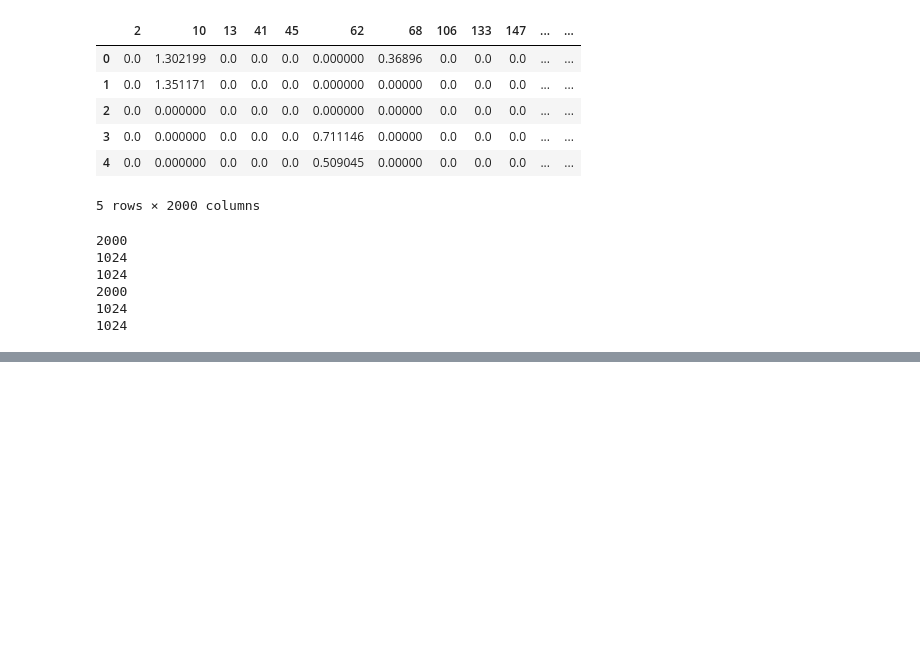
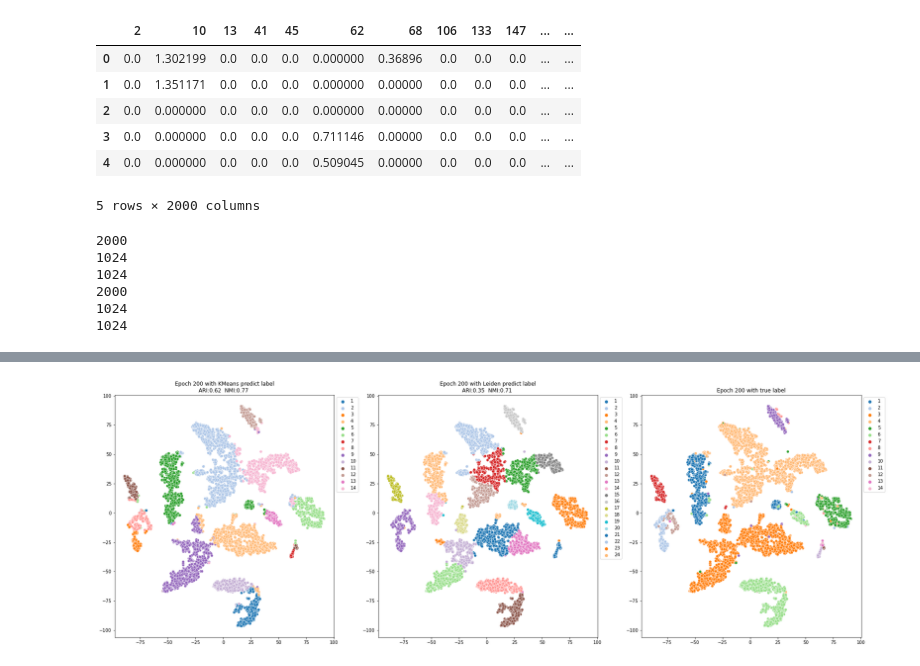
Before and after one commit to TomGoh/scCC, a Jupyter notebook: scCC - ANN - Rare No Bank.ipynb, the cells around one changed output, grey strips where cells are left out. Cells and saved outputs as stored; diff of their text form; code cells hidden in the pictures; blank space fills up the shorter version.

```diff
--- a/scCC - ANN - Rare No Bank.ipynb
+++ b/scCC - ANN - Rare No Bank.ipynb
@@ -411,0 +434,11 @@ evaluation_tools.embedding_cluster_visualization(embeddings=embeddings,result=re
+# %%
+checkpoint = torch.load('save\sc-static-bank\checkpoint_200.tar')
+model.load_state_dict(checkpoint['net'])
+
+x=torch.tensor(x_ndarray,dtype=torch.float32).to('cuda')
+embeddings=model.forward_embedding(x)
+embeddings=embeddings.detach().cpu().numpy()
+results=evaluation_tools.cluster_embedding(embedding=embeddings,cluster_methods=['KMeans','Leiden'],cluster_number=14,Y=y_ndarray.squeeze(),save_pred=True)
+evaluation_tools.embedding_cluster_visualization(embeddings=embeddings,result=results,true_label=y_ndarray.squeeze(),args=args,epoch=200)
+# %% [output]
+[figure, added]
```
Also changed, not shown: parts of 7 cells of this notebook, 12 other files.
